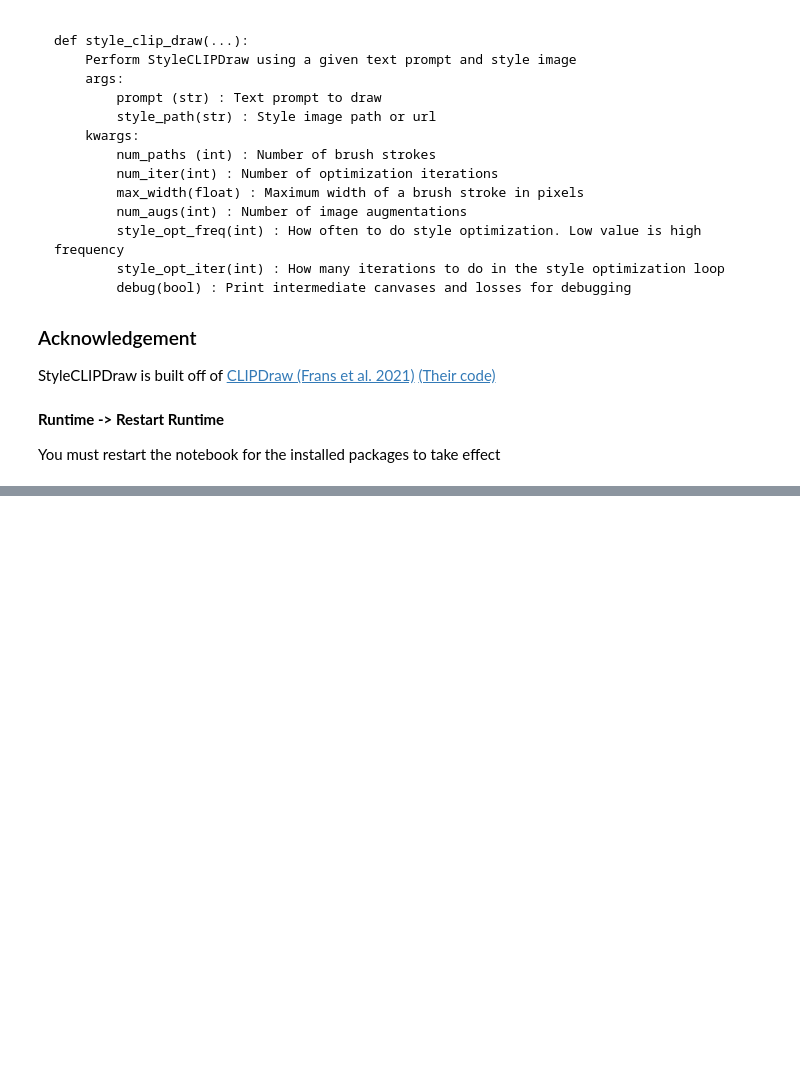
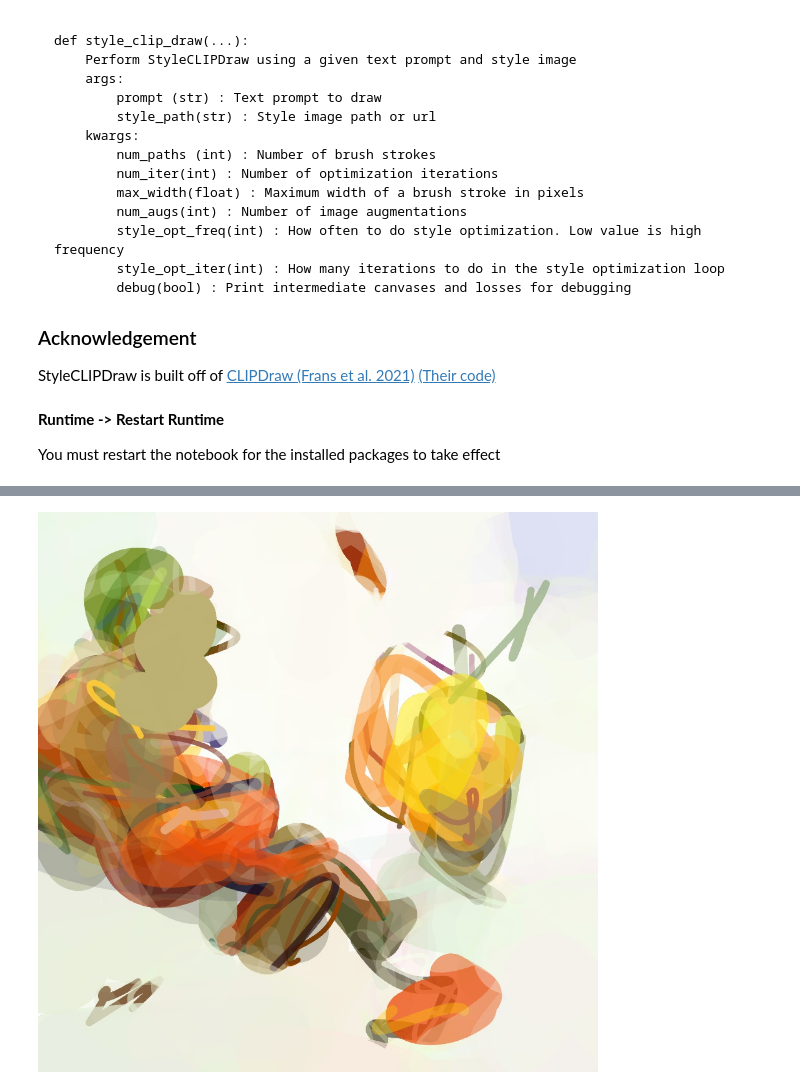
Before and after one commit to pschaldenbrand/StyleCLIPDraw, a Jupyter notebook: Style_ClipDraw.ipynb, the cells around one changed output, grey strips where cells are left out. Cells and saved outputs as stored; diff of their text form; code cells hidden in the pictures; blank space fills up the shorter version.

```diff
--- a/Style_ClipDraw.ipynb
+++ b/Style_ClipDraw.ipynb
@@ -836,5 +834,6 @@ def style_clip_draw(prompt, style_path, \
     return render_scaled(shapes, shape_groups, canvas_width, canvas_height, t=t).detach().cpu().numpy()[0]
 # %%
 img = style_clip_draw('A man is watching TV', 'https://raw.githubusercontent.com/pschaldenbrand/StyleCLIPDraw/master/images/fruit.jpg',\
-                          num_iter=700, style_opt_freq=15, style_opt_iter=15, debug=False)
+                          num_iter=700, style_opt_freq=5, style_opt_iter=20, debug=False)
 show_img(img)
+# %% [output]
@@ -841,2 +841,3 @@ show_img(img)
+[figure, added]
 # %%
 img = style_clip_draw('A man is walking the dog', 'https://raw.githubusercontent.com/pschaldenbrand/StyleCLIPDraw/master/images/bear.jpg',\
```
Also changed, not shown: parts of 6 cells of this notebook.
